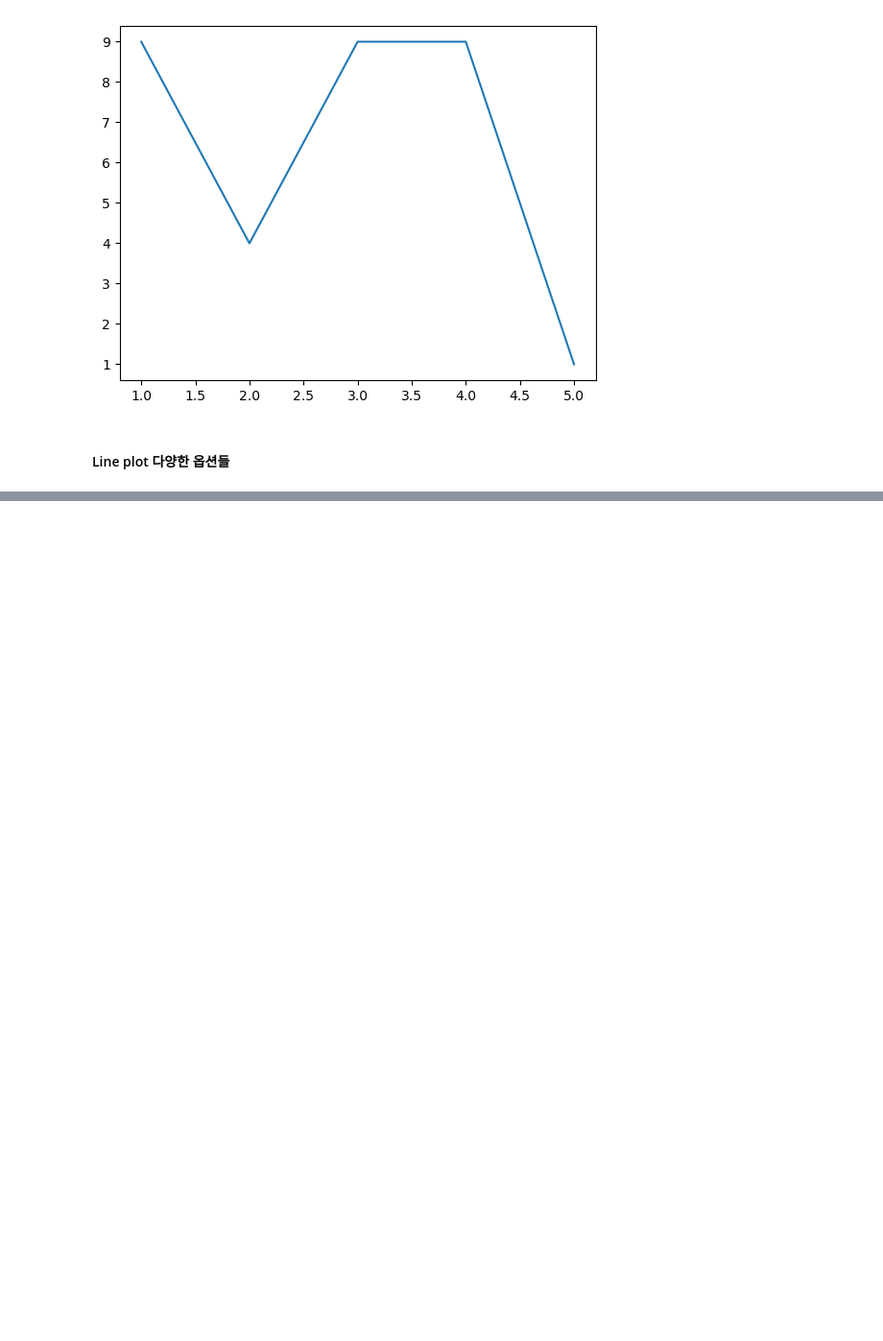
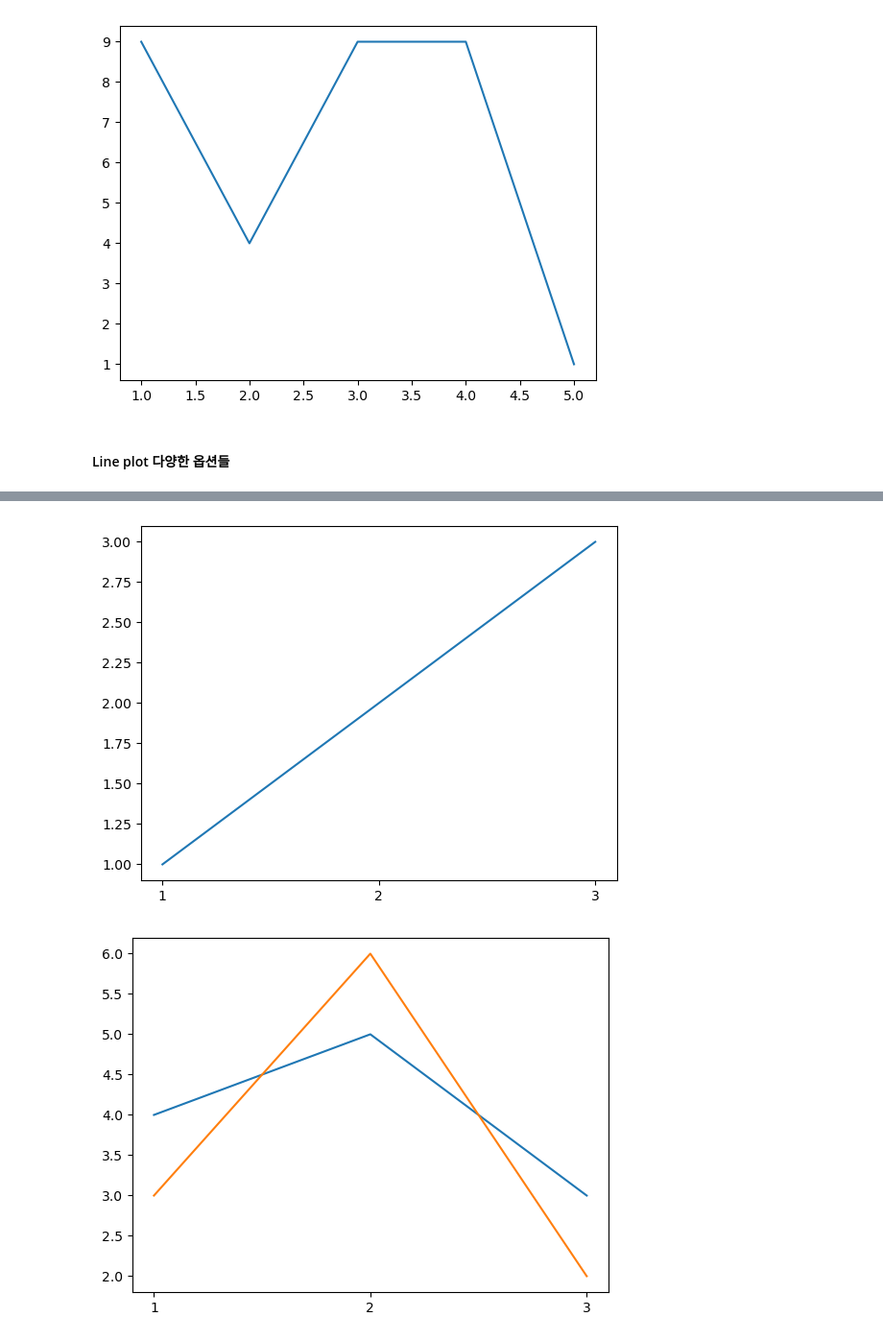
Before and after one commit to RunaHw/Python, a Jupyter notebook: PythonLib/Ex03_matplotlib_데이터시각화실습.ipynb, the cells around one changed output, grey strips where cells are left out. Shown at 96% size. Drawn from its saved outputs; the diff is of its cells as text; code cells hidden in the pictures; blank space fills up the shorter version.

```diff
--- a/PythonLib/Ex03_matplotlib_데이터시각화실습.ipynb
+++ b/PythonLib/Ex03_matplotlib_데이터시각화실습.ipynb
@@ -89,0 +132,13 @@ def plot_colortable(colors, *, ncols=4, sort_colors=True):
+# %%
+# 여러 창으로 그래프를 나눠서 그리기
+plt.plot(x,y1)
+plt.xticks(x)
+plt.show()
+
+plt.plot(x,y2)
+plt.plot(x,y3)
+plt.xticks(x)
+plt.show()
+# %% [output]
+[figure, added]
+[figure, added]
```
Also changed, not shown: parts of 46 cells of this notebook, 3 other files.
